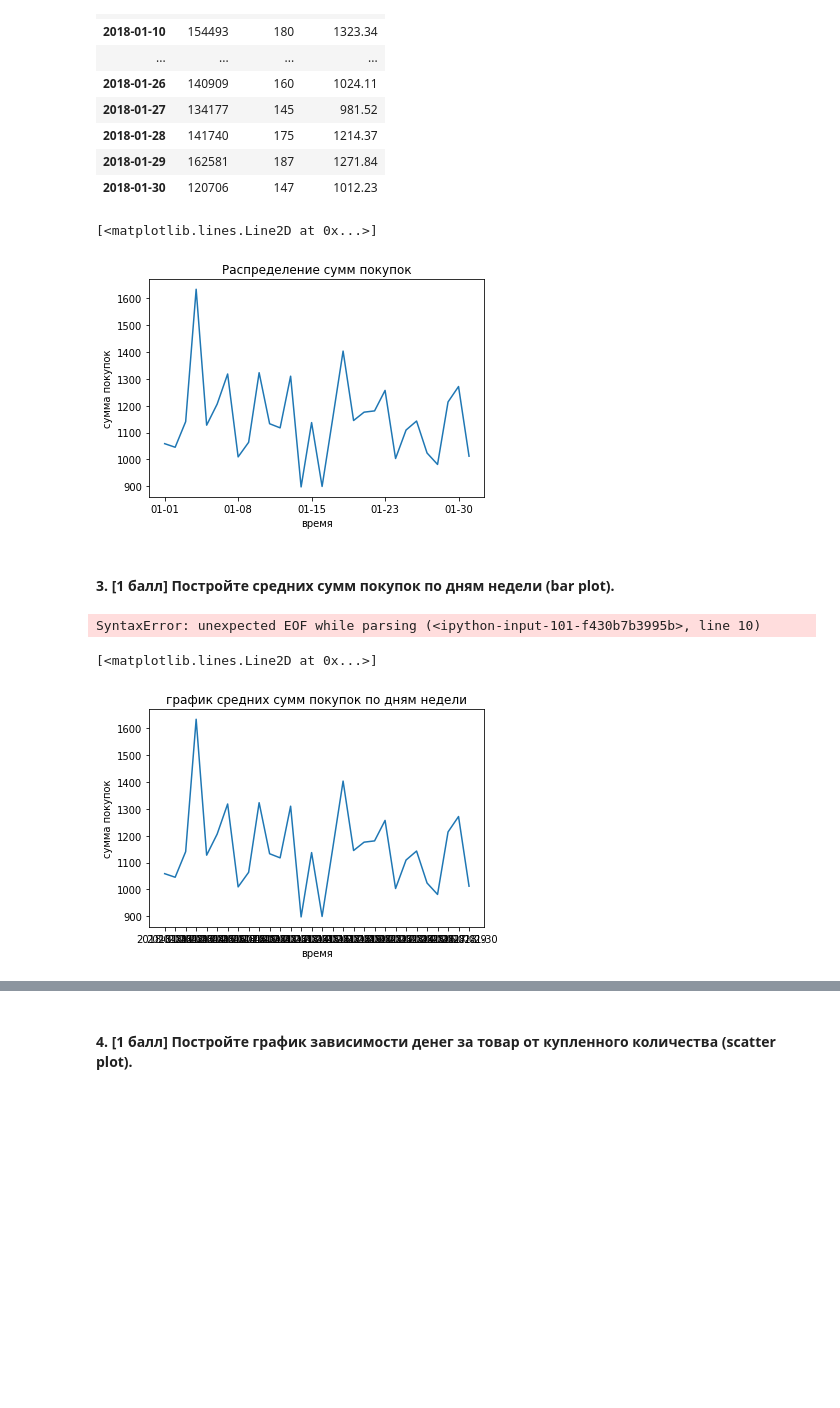
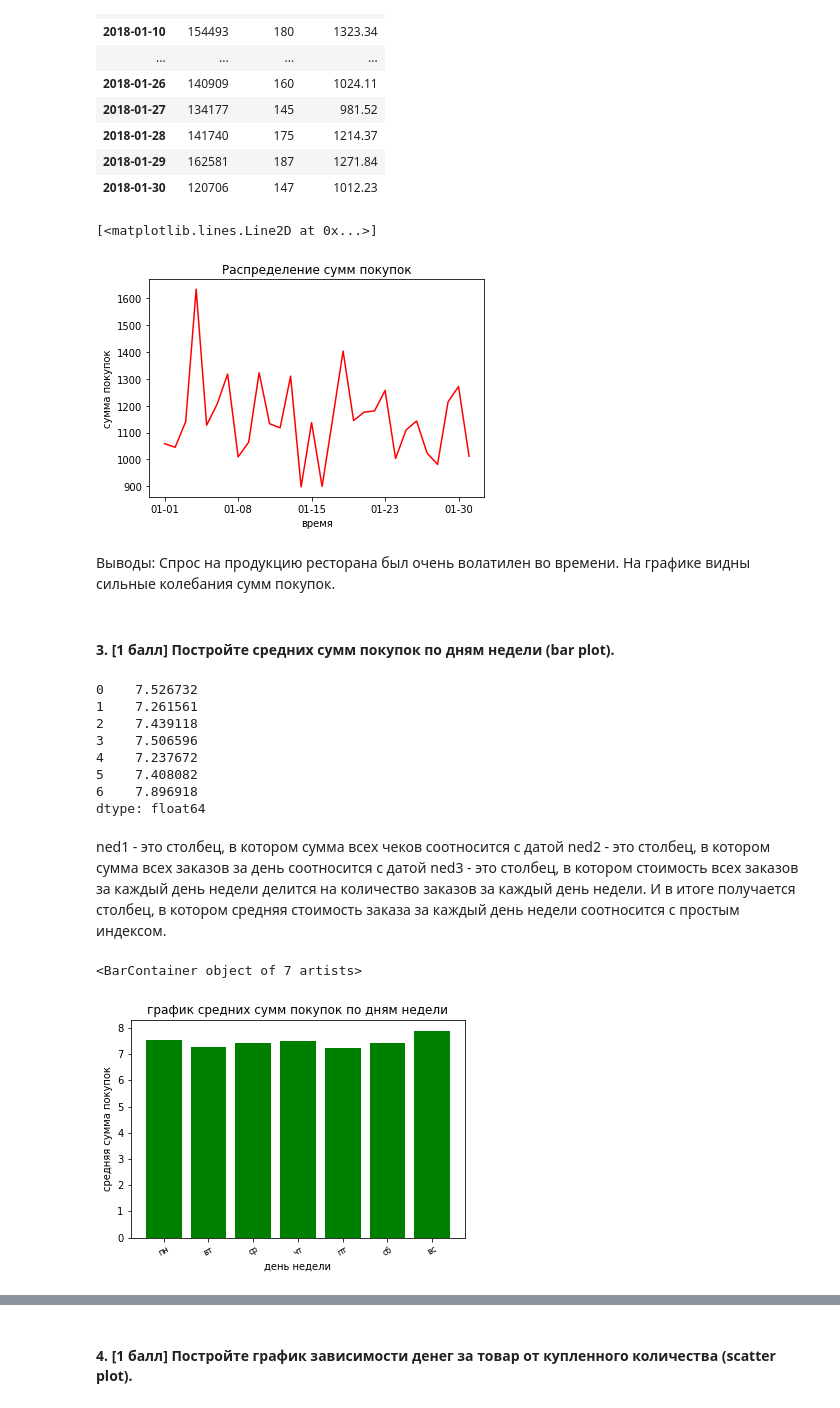
Before and after one commit to hse-mlearn/ha-01-mvdokuchaev, a Jupyter notebook: homework-practice-01.ipynb, the cells around one changed output, grey strips where cells are left out. Drawn from its saved outputs; the diff is of its cells as text; code cells hidden in the pictures; blank space fills up the shorter version.

```diff
--- a/homework-practice-01.ipynb
+++ b/homework-practice-01.ipynb
@@ -585,16 +589,18 @@ data.groupby('date').sum()
 | 2018-01-29 | 162581 | 187 | 1271.84 |
 | 2018-01-30 | 120706 | 147 | 1012.23 |
 # %%
-fig = plt.figure()
-bx1 = fig.add_subplot(1, 1, 1)
+fig2 = plt.figure()
+bx1 = fig2.add_subplot(1, 1, 1)
 bx1.set_title('Распределение сумм покупок')
 bx1.set_xlabel('время')
 bx1.set_ylabel('сумма покупок')
 ticks = bx1.set_xticks([0, 7, 14, 21, 28])
 labels = bx1.set_xticklabels(['01-01','01-08','01-15','01-23','01-30'])
-bx1.plot(data.groupby('date').sum()['item_price2'])
+bx1.plot(data.groupby('date').sum()['item_price2'], color='r')
 # %% [output]
 [<matplotlib.lines.Line2D at 0x...>]
-[figure, old version]
+[figure, new version]
+# %% [markdown]
+Выводы: Спрос на продукцию ресторана был очень волатилен во времени. На графике видны сильные колебания сумм покупок.
 # %% [markdown]
 #### 3. [1 балл] Постройте средних сумм покупок по дням недели (bar plot).
@@ -604,24 +607,35 @@ ned2 = pd.Series(data.groupby('date').count()['order_id'])
 # %%
 ned1 = pd.Series(data.groupby('date').sum()['item_price2'])
 ned2 = pd.Series(data.groupby('date').count()['order_id'])
-ned3 = pd.Series((ned1[0]+ned1[7]+ned1[14]+ned1[21]+ned1[28])/(ned2[0]+ned2[7]+ned2[14]+ned2[21]+ned2[28]),
+ned3 = pd.Series([(ned1[0]+ned1[7]+ned1[14]+ned1[21]+ned1[28])/(ned2[0]+ned2[7]+ned2[14]+ned2[21]+ned2[28]),
                  (ned1[1]+ned1[8]+ned1[15]+ned1[22]+ned1[29])/(ned2[1]+ned2[8]+ned2[15]+ned2[22]+ned2[29]),
                  (ned1[2]+ned1[9]+ned1[16]+ned1[23])/(ned2[2]+ned2[9]+ned2[16]+ned2[23]),
                  (ned1[3]+ned1[10]+ned1[17]+ned1[24])/(ned2[3]+ned2[10]+ned2[17]+ned2[24]),
                  (ned1[4]+ned1[11]+ned1[18]+ned1[25])/(ned2[4]+ned2[11]+ned2[18]+ned2[25]),
                  (ned1[5]+ned1[12]+ned1[19]+ned1[26])/(ned2[5]+ned2[12]+ned2[19]+ned2[26]),
-#                 (ned1[6]+ned1[13]+ned1[20]+ned1[27])/(ned2[6]+ned2[13]+ned2[20]+ned2[27]))
+                 (ned1[6]+ned1[13]+ned1[20]+ned1[27])/(ned2[6]+ned2[13]+ned2[20]+ned2[27])])
+ned3
 # %% [output]
-SyntaxError: unexpected EOF while parsing (<ipython-input-101-f430b7b3995b>, line 10)
+0    7.526732
+1    7.261561
+2    7.439118
+3    7.506596
+4    7.237672
+5    7.408082
+6    7.896918
+dtype: float64
+# %% [markdown]
+ned1 - это столбец, в котором сумма всех чеков соотносится с датой
+ned2 - это столбец, в котором сумма всех заказов за день соотносится с датой
+ned3 - это столбец, в котором стоимость всех заказов за каждый день недели делится на количество заказов за каждый день недели. И в итоге получается столбец, в котором средняя стоимость заказа за каждый день недели соотносится с простым индексом.
 # %%
-fig = plt.figure()
-cx1 = fig.add_subplot(1, 1, 1)
+fig3 = plt.figure()
+cx1 = fig3.add_subplot(1, 1, 1)
 cx1.set_title('график средних сумм покупок по дням недели')
-cx1.set_xlabel('время')
-cx1.set_ylabel('сумма покупок')
-#ticks = cx1.set_xticks([0, 7, 14, 21, 28])
-#labels = cx1.set_xticklabels(['01-01','01-08','01-15','01-23','01-30'])
-cx1.plot(data.groupby('date').sum()['item_price2'])
+cx1.set_xlabel('день недели')
+cx1.set_ylabel('средняя сумма покупок')
+labels = cx1.set_xticklabels(['', 'пн','вт','ср','чт','пт', 'сб', 'вс'], rotation=30, fontsize='small')
+cx1.bar(height=ned3, x= ned3.index, color='g')
 # %% [output]
-[<matplotlib.lines.Line2D at 0x...>]
+<BarContainer object of 7 artists>
-[figure, old version]
+[figure, new version]
```
Also changed, not shown: parts of 8 cells of this notebook.
